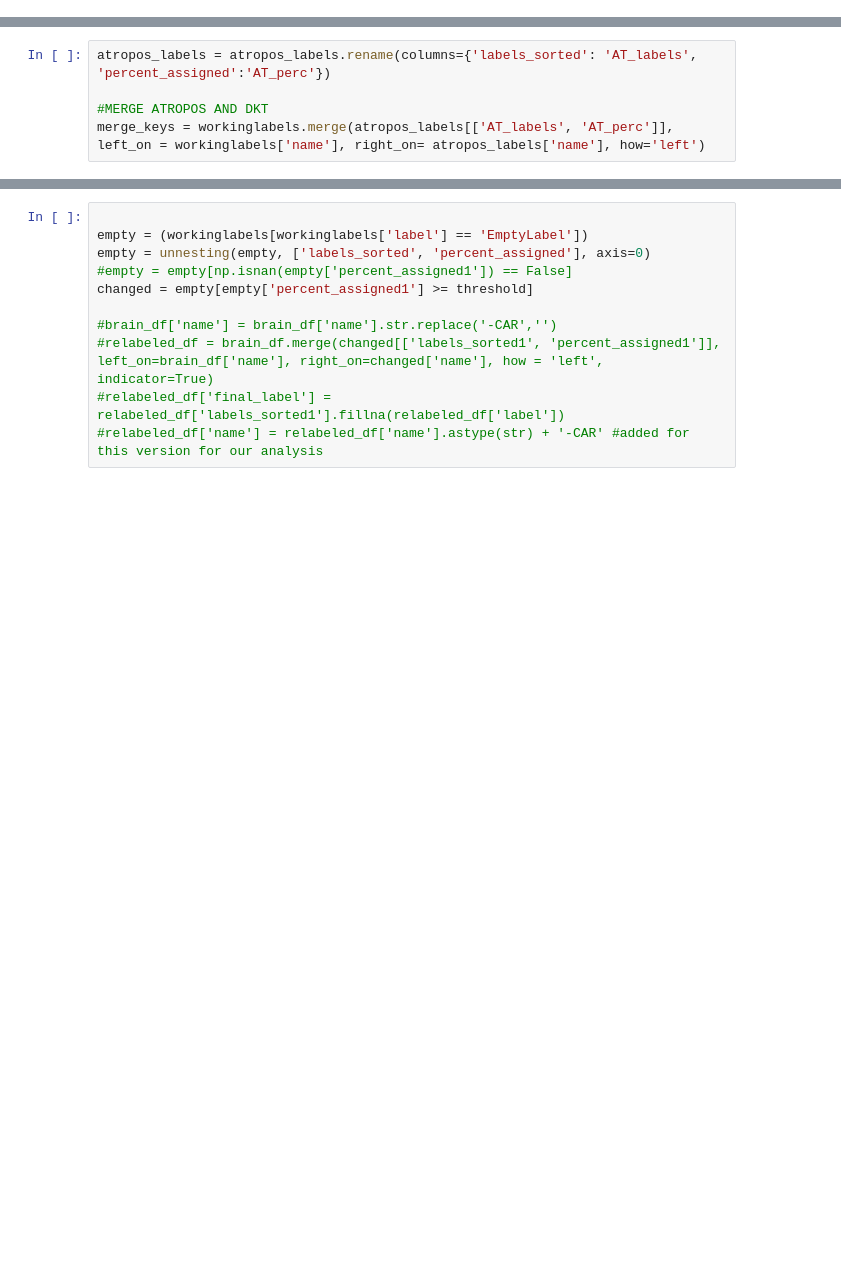
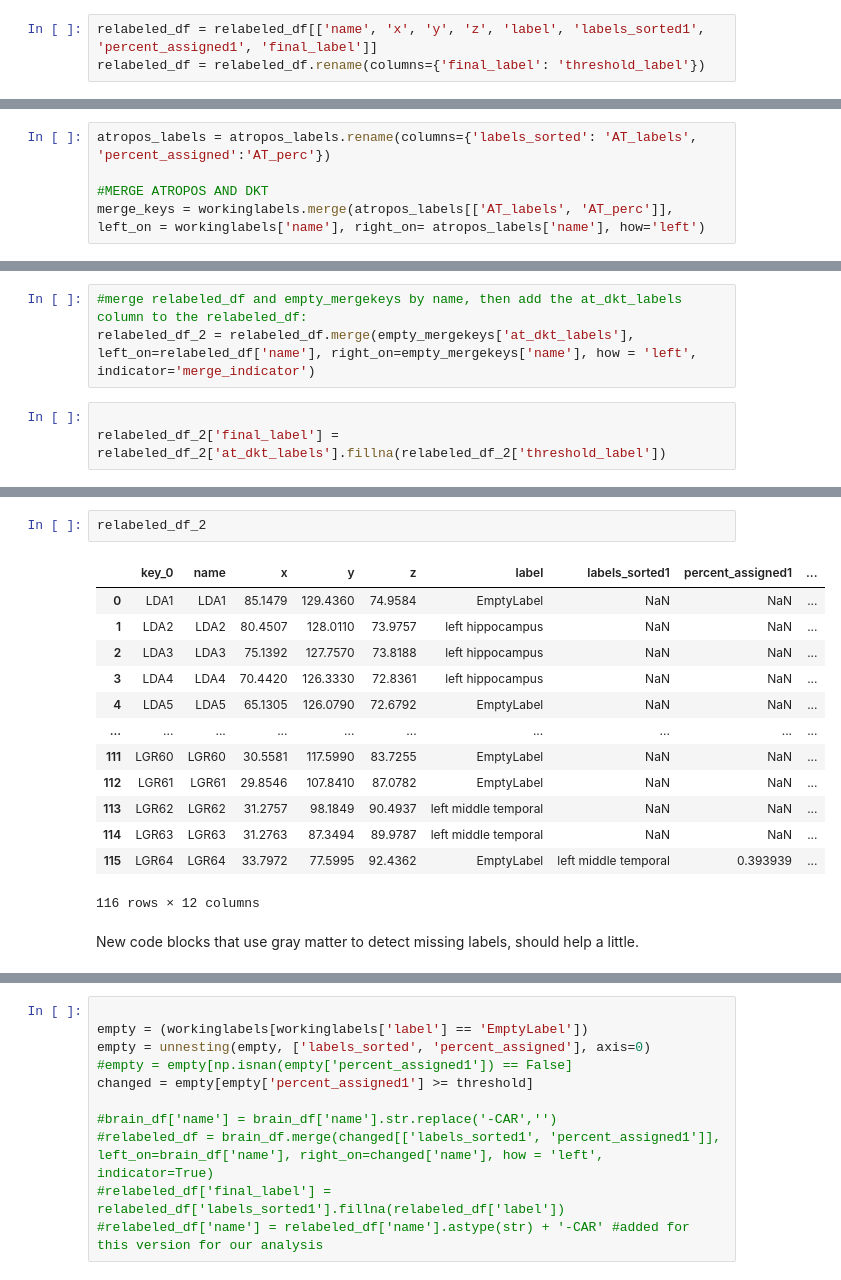
Before and after one commit to carlosaaguila/Interictal_Spike_Analysis, a Jupyter notebook: HUMAN/working_feat_extract_code/testing_archive/iR_label_workup.ipynb, the cells around one changed output, grey strips where cells are left out. Saved outputs shown, nothing was run; the diff lists cells and outputs as text; blank space fills up the shorter version.

```diff
--- a/HUMAN/working_feat_extract_code/testing_archive/iR_label_workup.ipynb
+++ b/HUMAN/working_feat_extract_code/testing_archive/iR_label_workup.ipynb
@@ -238,0 +266,3 @@ at_threshold = 0.1
+# %%
+relabeled_df = relabeled_df[['name', 'x', 'y', 'z', 'label', 'labels_sorted1', 'percent_assigned1', 'final_label']]
+relabeled_df = relabeled_df.rename(columns={'final_label': 'threshold_label'})
@@ -281,3 +310,9 @@ display(empty_mergekeys)
 | 112 | EmptyLabel | left superior temporal | left middle temporal | None | 0.848485 | 0.121212 | ... |
 | 115 | EmptyLabel | left middle temporal | None | None | 0.606061 | 0.393939 | ... |
 74 rows × 22 columns
+# %%
+#merge relabeled_df and empty_mergekeys by name, then add the at_dkt_labels column to the relabeled_df:
+relabeled_df_2 = relabeled_df.merge(empty_mergekeys['at_dkt_labels'], left_on=relabeled_df['name'], right_on=empty_mergekeys['name'], how = 'left', indicator='merge_indicator')
+# %%
+
+relabeled_df_2['final_label'] = relabeled_df_2['at_dkt_labels'].fillna(relabeled_df_2['threshold_label'])
@@ -283,0 +335,18 @@ display(empty_mergekeys)
+# %%
+relabeled_df_2
+# %% [output]
+|  | key_0 | name | x | y | z | label | labels_sorted1 | percent_assigned1 | ... |
+| 0 | LDA1 | LDA1 | 85.1479 | 129.4360 | 74.9584 | EmptyLabel | NaN | NaN | ... |
+| 1 | LDA2 | LDA2 | 80.4507 | 128.0110 | 73.9757 | left hippocampus | NaN | NaN | ... |
+| 2 | LDA3 | LDA3 | 75.1392 | 127.7570 | 73.8188 | left hippocampus | NaN | NaN | ... |
+| 3 | LDA4 | LDA4 | 70.4420 | 126.3330 | 72.8361 | left hippocampus | NaN | NaN | ... |
+| 4 | LDA5 | LDA5 | 65.1305 | 126.0790 | 72.6792 | EmptyLabel | NaN | NaN | ... |
+| ... | ... | ... | ... | ... | ... | ... | ... | ... | ... |
+| 111 | LGR60 | LGR60 | 30.5581 | 117.5990 | 83.7255 | EmptyLabel | NaN | NaN | ... |
+| 112 | LGR61 | LGR61 | 29.8546 | 107.8410 | 87.0782 | EmptyLabel | NaN | NaN | ... |
+| 113 | LGR62 | LGR62 | 31.2757 | 98.1849 | 90.4937 | left middle temporal | NaN | NaN | ... |
+| 114 | LGR63 | LGR63 | 31.2763 | 87.3494 | 89.9787 | left middle temporal | NaN | NaN | ... |
+| 115 | LGR64 | LGR64 | 33.7972 | 77.5995 | 92.4362 | EmptyLabel | left middle temporal | 0.393939 | ... |
+116 rows × 12 columns
+# %% [markdown]
+New code blocks that use gray matter to detect missing labels, should help a little.
```
Also changed, not shown: parts of 8 cells of this notebook, 43 other files.
